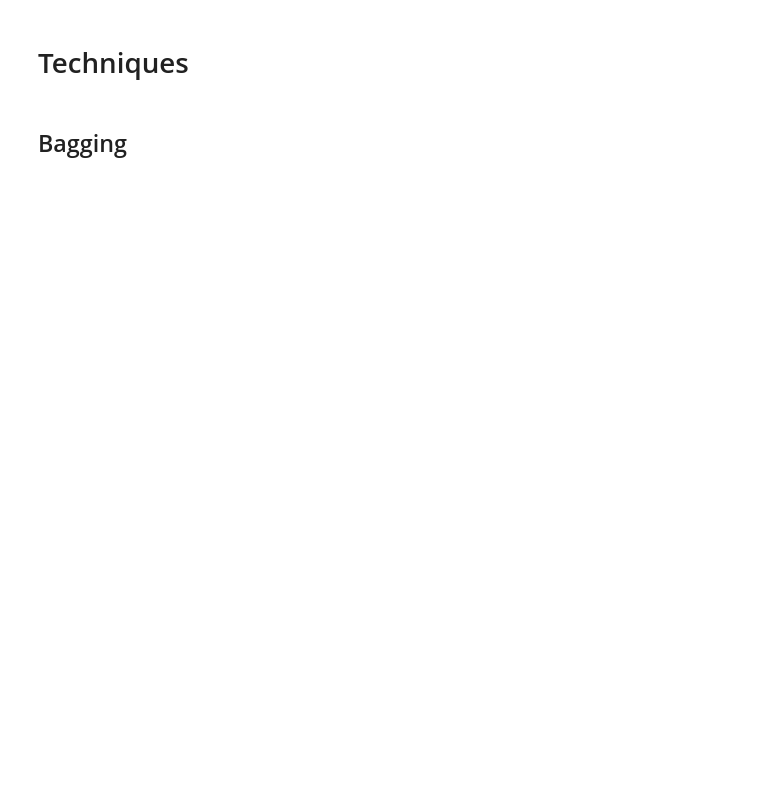
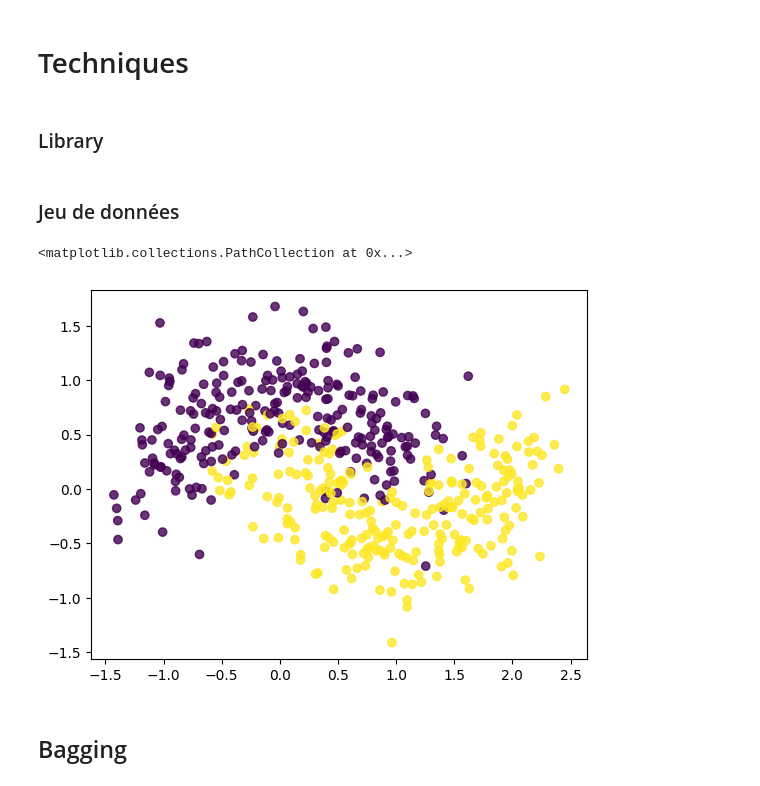
Before and after one commit to DevIA05/Labo, a Jupyter notebook: Jupyter/methodes_ensemble.ipynb, the cells around one changed output. Drawn from its saved outputs; the diff is of its cells as text; code cells hidden in the pictures; blank space fills up the shorter version.

```diff
--- a/Jupyter/methodes_ensemble.ipynb
+++ b/Jupyter/methodes_ensemble.ipynb
@@ -23,3 +23,5 @@ Répertoire de travail actuel : C:\Users\IKmai\Documents\Workspace\afpar-simplon
 - La taille de la foule
 # %% [markdown]
 # Techniques
+# %% [markdown]
+### Library
@@ -26,3 +33,12 @@ Répertoire de travail actuel : C:\Users\IKmai\Documents\Workspace\afpar-simplon
+# %% [markdown]
+### Jeu de données
+# %%
+X, y = make_moons(n_samples=500, noise=0.3, random_state=0)
+plt.scatter(X[:,0], X[:,1], c=y, alpha=0.8)
+X_train, X_test, y_train, y_test = train_test_split(X, y, test_size=0.3, random_state=0)
+# %% [output]
+<matplotlib.collections.PathCollection at 0x...>
+[figure, added]
 # %% [markdown]
 ## Bagging
 # %% [markdown]
```
Also changed, not shown: parts of 12 cells of this notebook.
